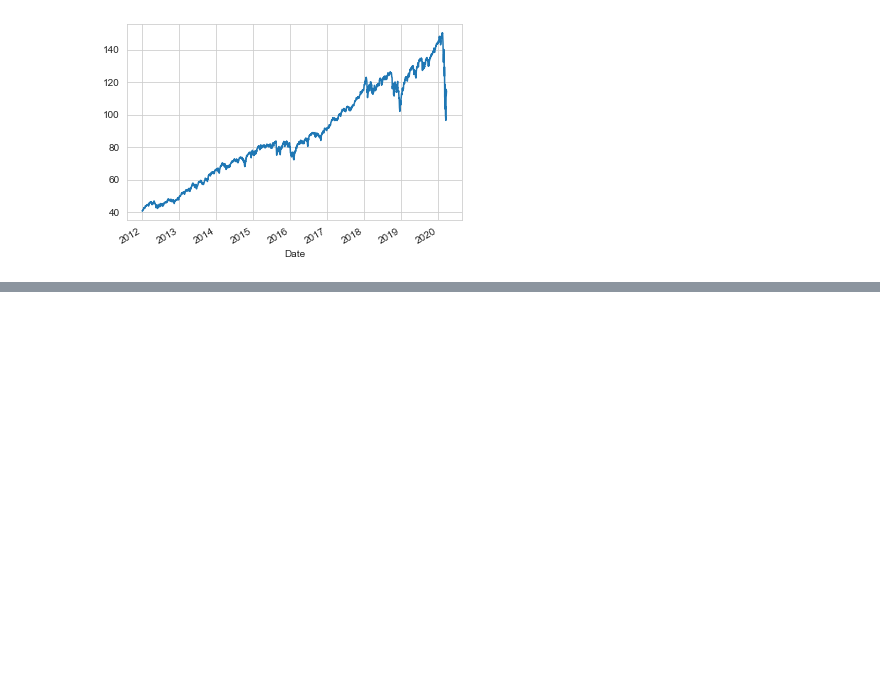
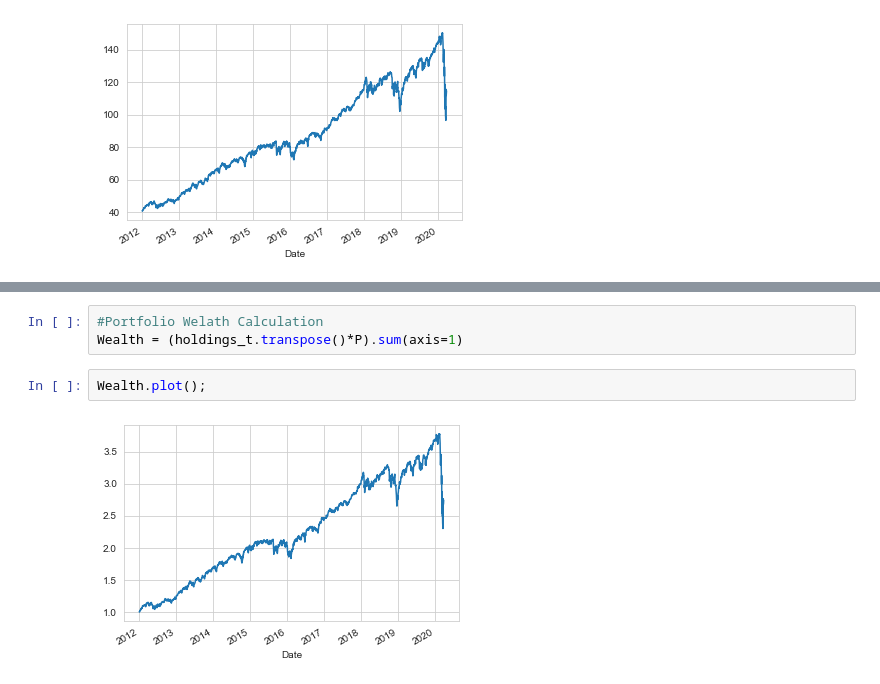
Before and after one commit to davidislip/ECE1505-Project, a Jupyter notebook: Data_ChangeDetection.ipynb, the cells around one changed output, grey strips where cells are left out. Saved outputs shown, nothing was run; the diff lists cells and outputs as text; blank space fills up the shorter version.

```diff
--- a/Data_ChangeDetection.ipynb
+++ b/Data_ChangeDetection.ipynb
@@ -649,0 +689,7 @@ N_assets = len(R)
+# %%
+#Portfolio Welath Calculation
+Wealth = (holdings_t.transpose()*P).sum(axis=1)
+# %%
+Wealth.plot();
+# %% [output]
+[figure, added]
```
Also changed, not shown: parts of 5 cells of this notebook.
